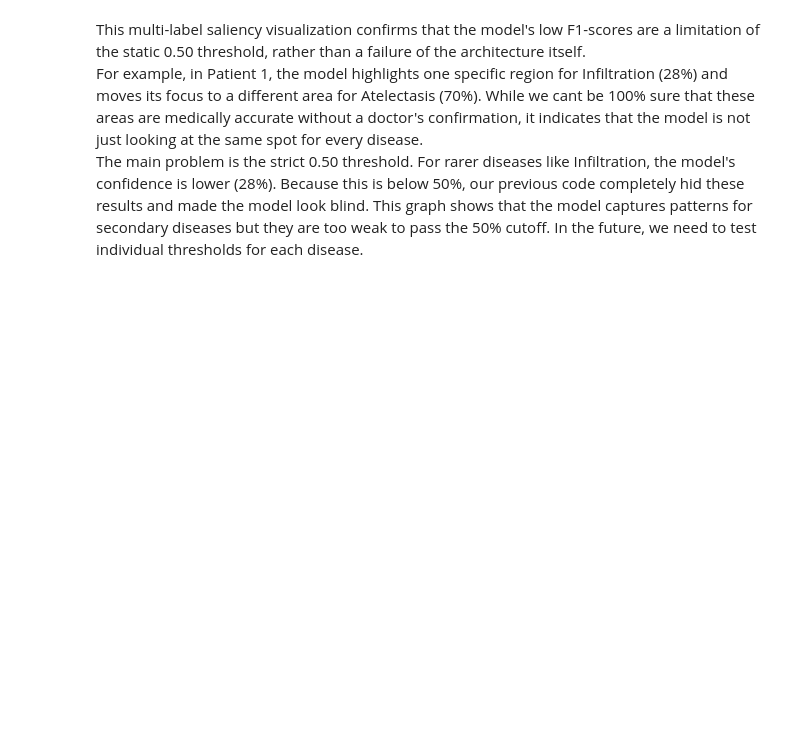
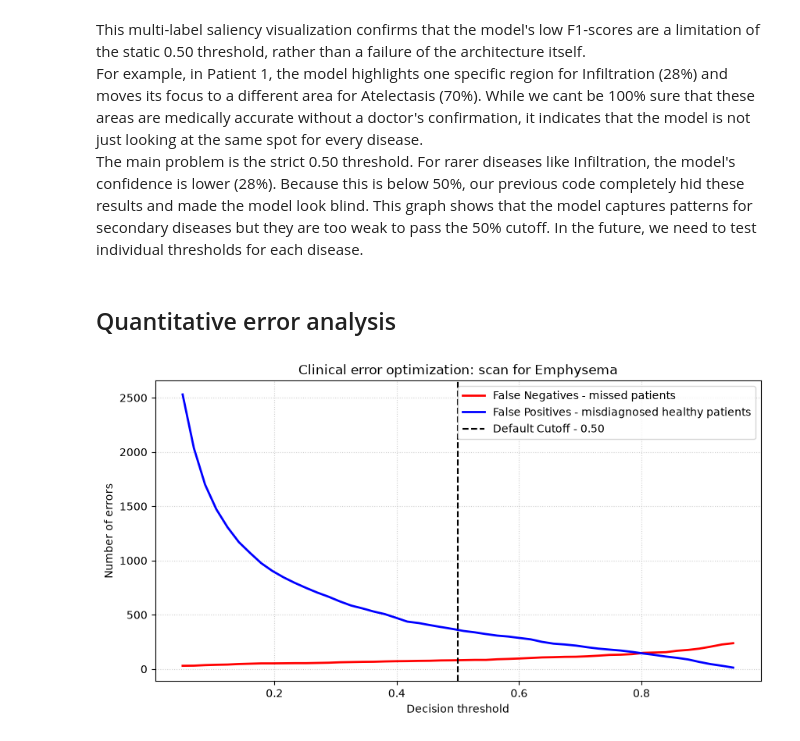
Before and after one commit to radinelageorgieva/fine-tune-convnextv2-chest-xray, a Jupyter notebook: fine-tune-convnextv2-chest-xray.ipynb, the cells around one changed output. Drawn from its saved outputs; the diff is of its cells as text; code cells hidden in the pictures; blank space fills up the shorter version.

Commit message:
Quantitative error analysis

```diff
--- a/fine-tune-convnextv2-chest-xray.ipynb
+++ b/fine-tune-convnextv2-chest-xray.ipynb
@@ -1062,3 +1062,28 @@ plot_all_diseases_per_patient(model_v2, test_loader, diseases, device, num_sampl
 This multi-label saliency visualization confirms that the model's low F1-scores are a limitation of the static 0.50 threshold, rather than a failure of the architecture itself.\
 For example, in Patient 1, the model highlights one specific region for Infiltration (28%) and moves its focus to a different area for Atelectasis (70%). While we cant be 100% sure that these areas are medically accurate without a doctor's confirmation, it indicates that the model is not just looking at the same spot for every disease. \
 The main problem is the strict 0.50 threshold. For rarer diseases like Infiltration, the model's confidence is lower (28%). Because this is below 50%, our previous code completely hid these results and made the model look blind. This graph shows that the model captures patterns for secondary diseases but they are too weak to pass the 50% cutoff. In the future, we need to test individual thresholds for each disease.
+# %% [markdown]
+##  Quantitative error analysis
+# %%
+false_negatives = []
+false_positives = []
+
+for t in thresholds:
+    binary_preds = (test_pred[:, disease_idx] > t).astype(int)
+    tn, fp, fn, tp = confusion_matrix(test_true[:, disease_idx], binary_preds).ravel()
+    false_negatives.append(fn)
+    false_positives.append(fp)
+# %%
+plt.figure(figsize = (10, 5))
+plt.plot(thresholds, false_negatives, label = 'False Negatives - missed patients', color = 'red', linewidth = 2)
+plt.plot(thresholds, false_positives, label='False Positives - misdiagnosed healthy patients', color = 'blue', linewidth = 2)
+plt.axvline(x = 0.5, color = 'black', linestyle = '--', label = 'Default Cutoff - 0.50')
+plt.title(f"Clinical error optimization: scan for {diseases[disease_idx]}", fontsize = 12)
+plt.xlabel("Decision threshold")
+plt.ylabel("Number of errors")
+plt.legend()
+plt.grid(True, linestyle = ':', alpha = 0.6)
+
+plt.show()
+# %% [output]
+[figure, added]
```
Also changed, not shown: parts of 1 cell of this notebook.
